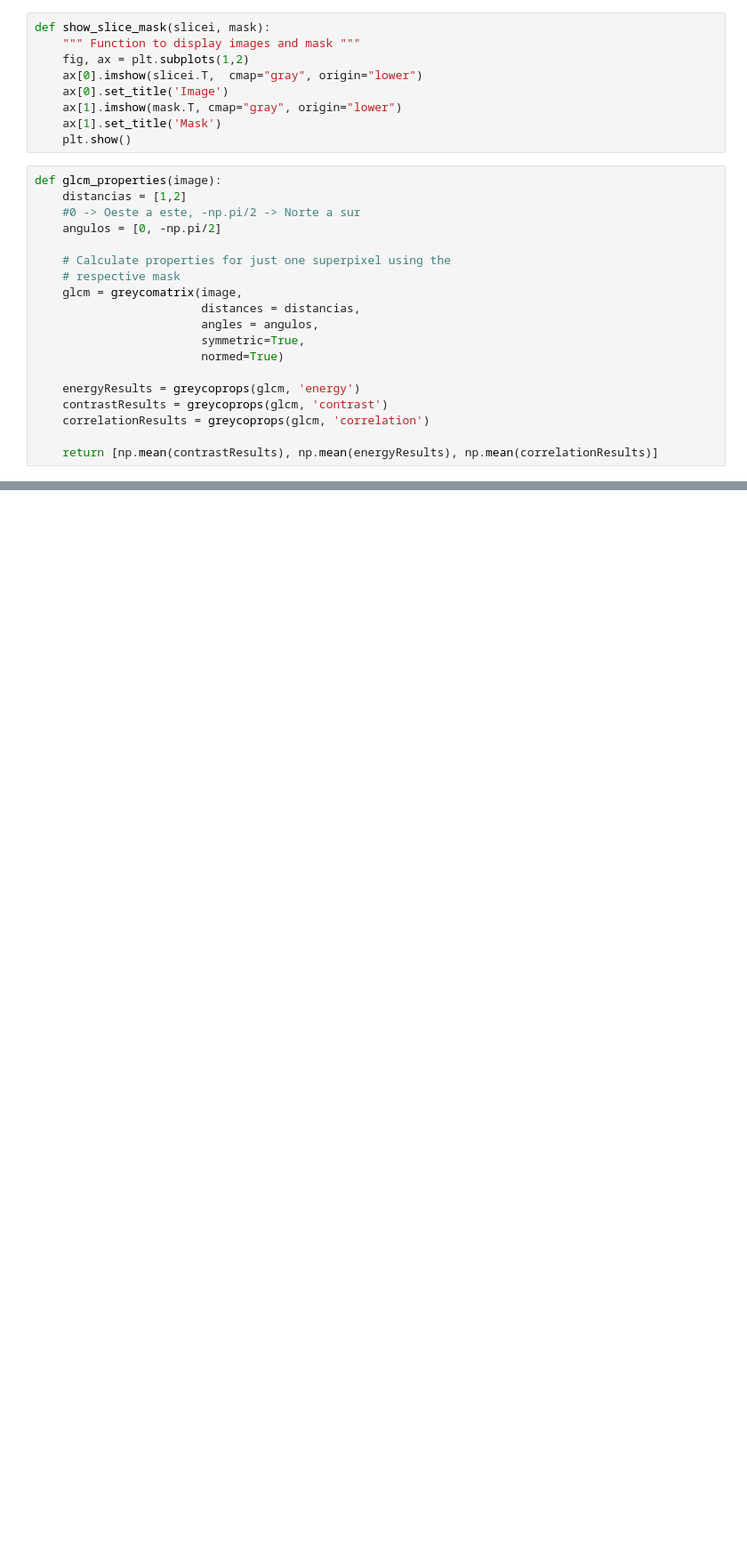
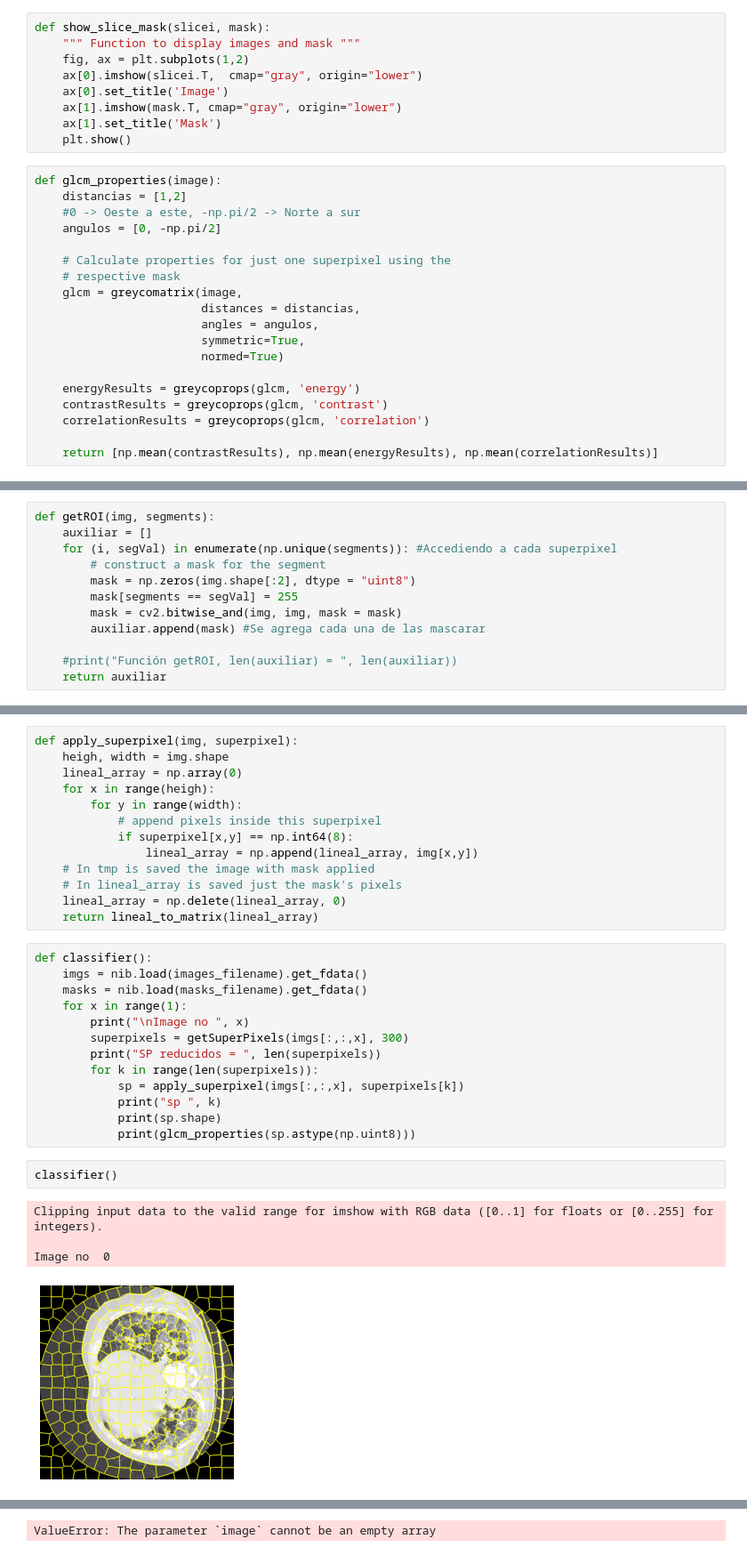
Before and after one commit to OscarEsC/covid19_symptoms_detector, a Jupyter notebook: covid19_symptoms_detector.py.ipynb, the cells around one changed output, grey strips where cells are left out. Shown: that part at 89% size. Cells and saved outputs as stored; diff of their text form; blank space fills up the shorter version.

Commit message:
Merging with superpixel branch. Solve some superpixels issues

```diff
--- a/covid19_symptoms_detector.py.ipynb
+++ b/covid19_symptoms_detector.py.ipynb
@@ -153,0 +177,12 @@ main()
+# %%
+def getROI(img, segments):
+    auxiliar = []
+    for (i, segVal) in enumerate(np.unique(segments)): #Accediendo a cada superpixel
+        # construct a mask for the segment
+        mask = np.zeros(img.shape[:2], dtype = "uint8")
+        mask[segments == segVal] = 255
+        mask = cv2.bitwise_and(img, img, mask = mask)
+        auxiliar.append(mask) #Se agrega cada una de las mascarar
+
+    #print("Función getROI, len(auxiliar) = ", len(auxiliar))
+    return auxiliar
@@ -153,0 +227,33 @@ main()
+# %%
+def apply_superpixel(img, superpixel):
+    heigh, width = img.shape
+    lineal_array = np.array(0)
+    for x in range(heigh):
+        for y in range(width):
+            # append pixels inside this superpixel
+            if superpixel[x,y] == np.int64(8):
+                lineal_array = np.append(lineal_array, img[x,y])
+    # In tmp is saved the image with mask applied
+    # In lineal_array is saved just the mask's pixels
+    lineal_array = np.delete(lineal_array, 0)
+    return lineal_to_matrix(lineal_array)
+# %%
+def classifier():
+    imgs = nib.load(images_filename).get_fdata()
+    masks = nib.load(masks_filename).get_fdata()
+    for x in range(1):
+        print("\nImage no ", x)
+        superpixels = getSuperPixels(imgs[:,:,x], 300)
+        print("SP reducidos = ", len(superpixels))
+        for k in range(len(superpixels)):
+            sp = apply_superpixel(imgs[:,:,x], superpixels[k])
+            print("sp ", k)
+            print(sp.shape)
+            print(glcm_properties(sp.astype(np.uint8)))
+# %%
+classifier()
+# %% [output]
+Clipping input data to the valid range for imshow with RGB data ([0..1] for floats or [0..255] for integers).
+
+Image no  0
+[figure, added]
@@ -153,0 +276 @@ main()
+ValueError: The parameter `image` cannot be an empty array
```
Also changed, not shown: parts of 8 cells of this notebook.
